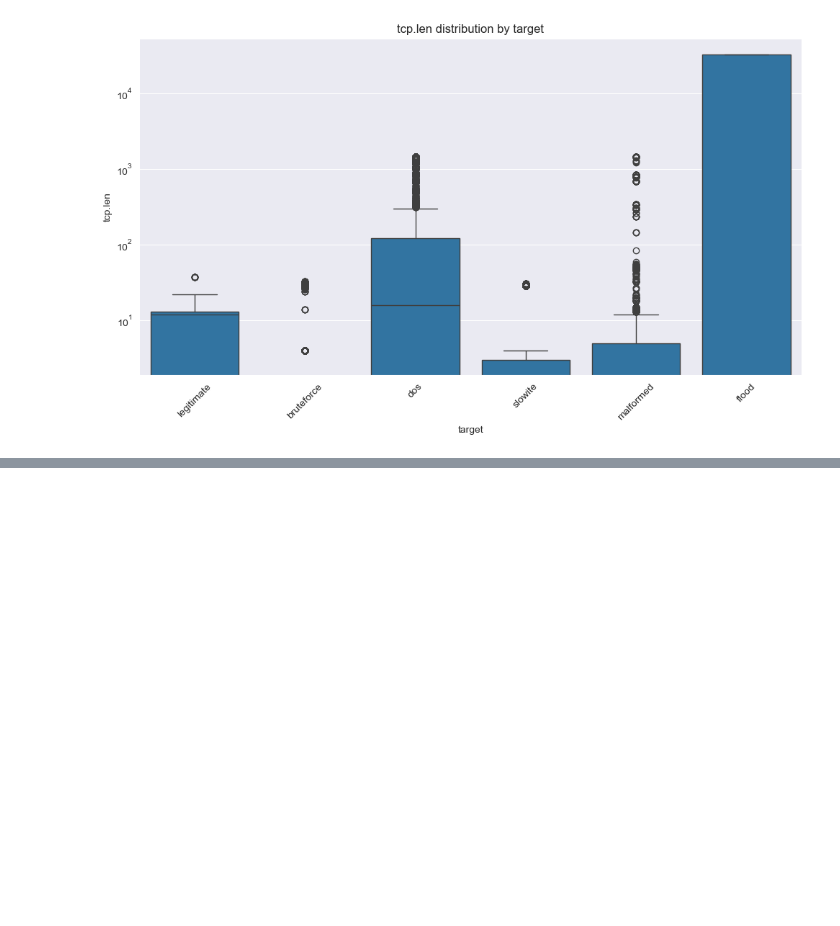
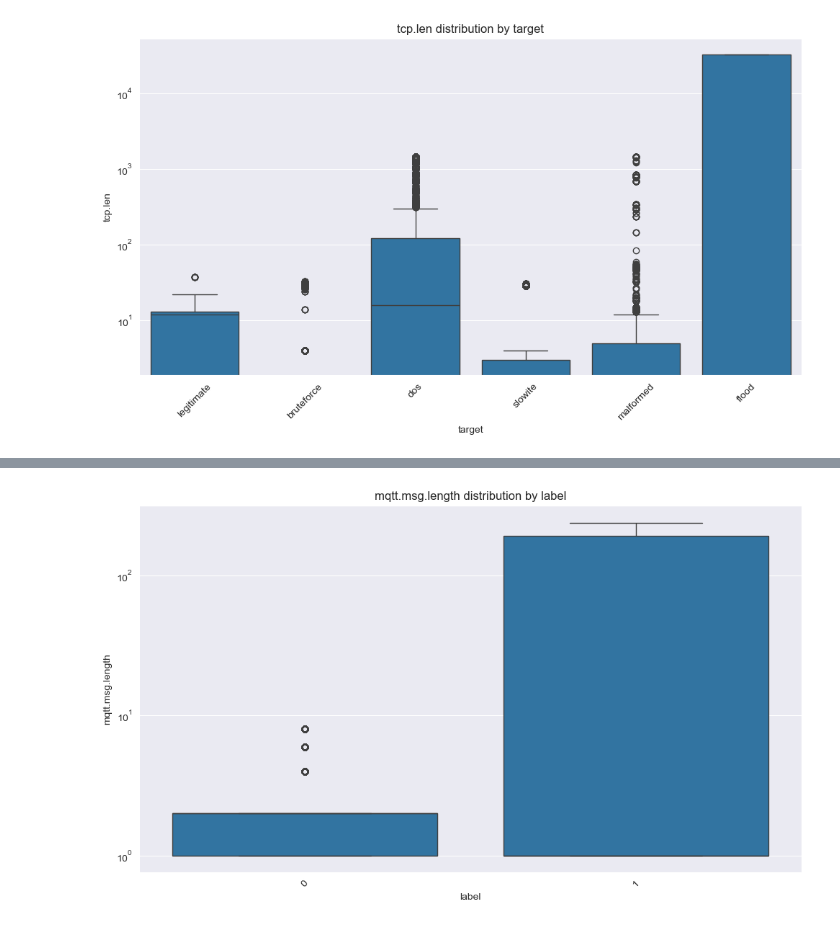
Before and after one commit to ayenifola/FINAL-YEAR-PROJECT, a Jupyter notebook: notebooks/00-exploratory-data-analysis.ipynb, the cells around one changed output, grey strips where cells are left out. Saved outputs shown, nothing was run; the diff lists cells and outputs as text; code cells hidden in the pictures; blank space fills up the shorter version.

```diff
--- a/notebooks/00-exploratory-data-analysis.ipynb
+++ b/notebooks/00-exploratory-data-analysis.ipynb
@@ -498,0 +518,4 @@ polars_plot_target_relationship(mqtt_df, "tcp.len", log_scale=True)
+# %%
+polars_plot_target_relationship(mqtt_df, "mqtt.msg.length", log_scale=True, target_col="label")
+# %% [output]
+[figure, added]
```
Also changed, not shown: parts of 18 cells of this notebook, 11 other files.
